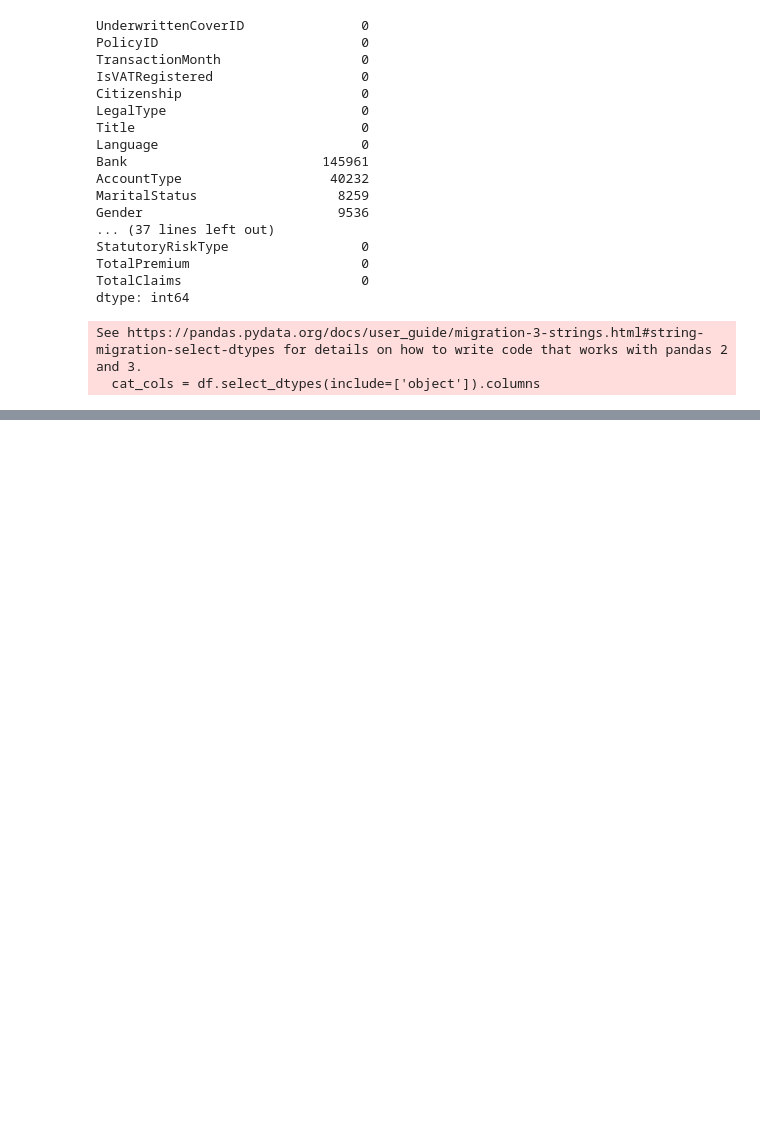
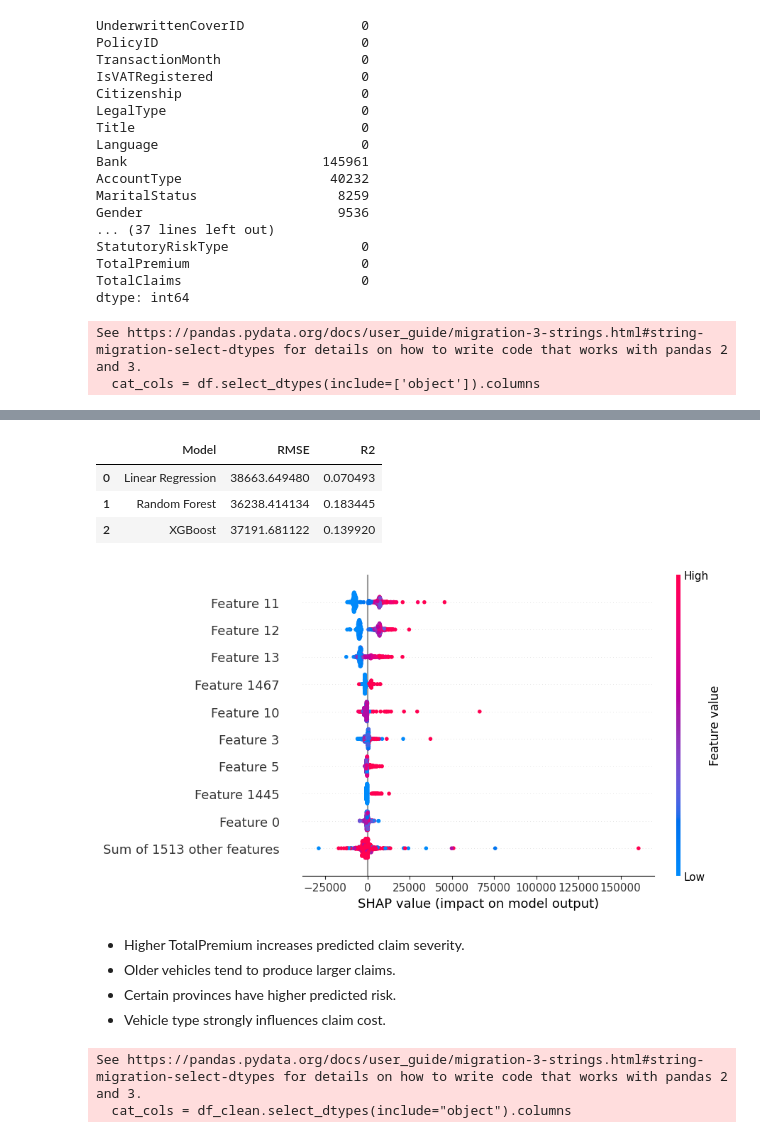
Before and after one commit to hawaebrahimhamid-png/insurance-risk-analytics, a Jupyter notebook: notebooks/03_modeling.ipynb, the cells around one changed output, grey strips where cells are left out. Cells and saved outputs as stored; diff of their text form; code cells hidden in the pictures; blank space fills up the shorter version.

Commit message:
complete task 4 statistical modeling

```diff
--- a/notebooks/03_modeling.ipynb
+++ b/notebooks/03_modeling.ipynb
@@ -186,0 +218,35 @@ xgb_pred = xgb.predict(X_test)
+# %%
+results = pd.DataFrame({
+    "Model": ["Linear Regression", "Random Forest", "XGBoost"],
+    "RMSE": [
+        np.sqrt(mean_squared_error(y_test, lr_pred)),
+        np.sqrt(mean_squared_error(y_test, rf_pred)),
+        np.sqrt(mean_squared_error(y_test, xgb_pred))
+    ],
+    "R2": [
+        r2_score(y_test, lr_pred),
+        r2_score(y_test, rf_pred),
+        r2_score(y_test, xgb_pred)
+    ]
+})
+
+results
+# %% [output]
+|  | Model | RMSE | R2 |
+| 0 | Linear Regression | 38663.649480 | 0.070493 |
+| 1 | Random Forest | 36238.414134 | 0.183445 |
+| 2 | XGBoost | 37191.681122 | 0.139920 |
+# %%
+import shap
+
+explainer = shap.Explainer(xgb)
+shap_values = explainer(X_test)
+
+shap.plots.beeswarm(shap_values)
+# %% [output]
+[figure, added]
+# %% [markdown]
+- Higher TotalPremium increases predicted claim severity.
+- Older vehicles tend to produce larger claims.
+- Certain provinces have higher predicted risk.
+- Vehicle type strongly influences claim cost.
@@ -186,0 +271,11 @@ xgb_pred = xgb.predict(X_test)
+# %%
+# keep only numeric + small categorical
+cat_cols = df_clean.select_dtypes(include="object").columns
+
+# reduce category explosion
+for col in cat_cols:
+    if df_clean[col].nunique() > 50:
+        df_clean = df_clean.drop(columns=[col])
+# %% [output]
+See https://pandas.pydata.org/docs/user_guide/migration-3-strings.html#string-migration-select-dtypes for details on how to write code that works with pandas 2 and 3.
+  cat_cols = df_clean.select_dtypes(include="object").columns
```
Also changed, not shown: parts of 40 cells of this notebook.
